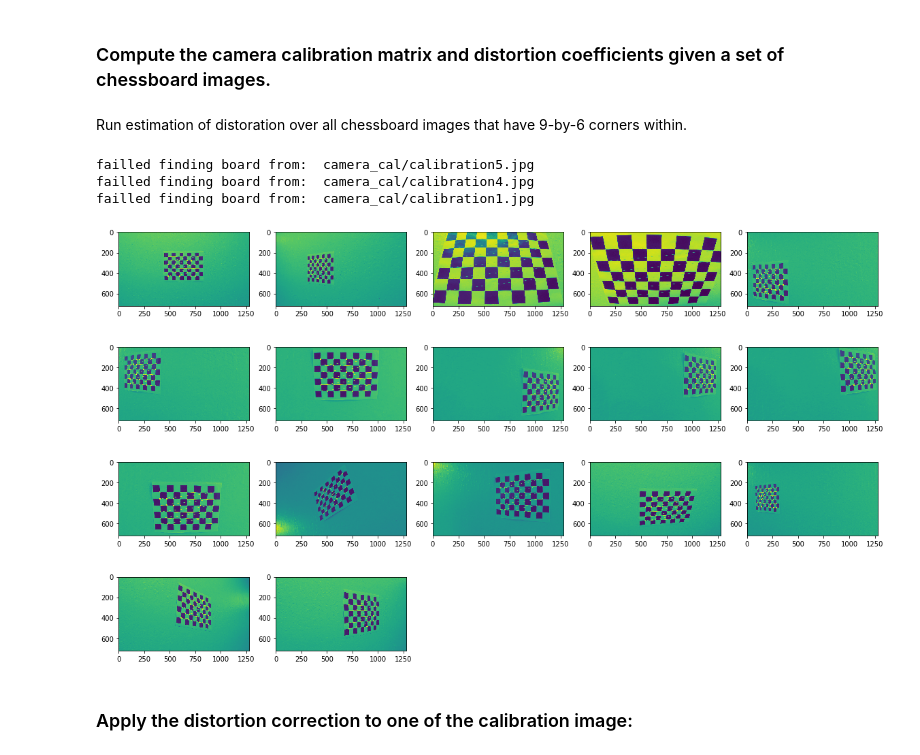
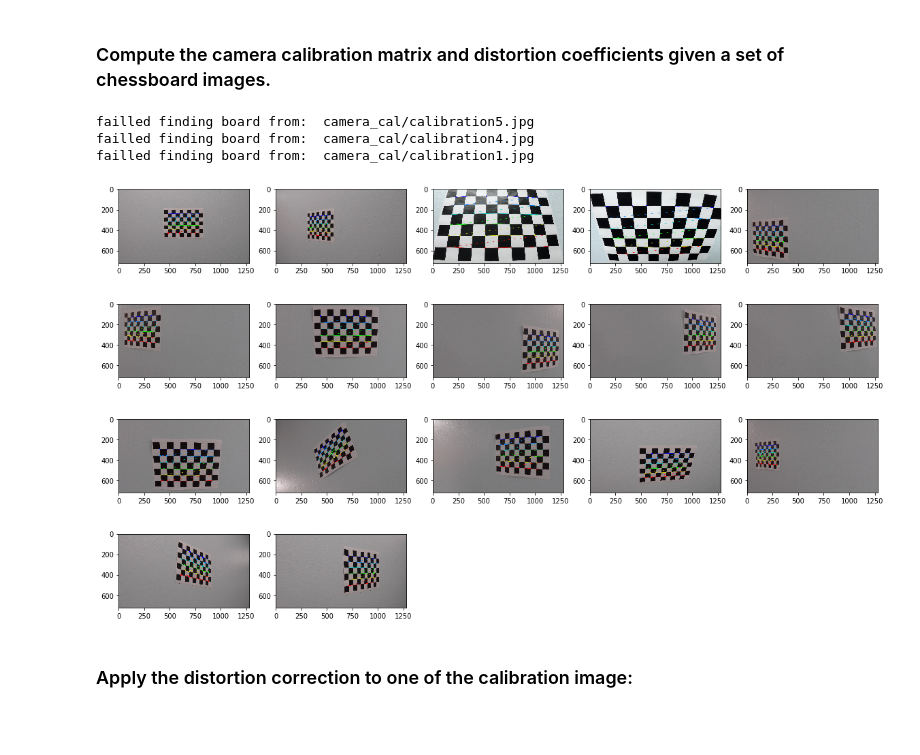
Before and after one commit to StevenShuoFeng/CarND-Advanced-Lane-Lines, a Jupyter notebook: pipeline.ipynb, the cells around one changed output. Saved outputs shown, nothing was run; the diff lists cells and outputs as text; code cells hidden in the pictures; blank space fills up the shorter version.

```diff
--- a/pipeline.ipynb
+++ b/pipeline.ipynb
@@ -10,59 +19,16 @@ import matplotlib.pyplot as plt
 # %% [markdown]
 ### Compute the camera calibration matrix and distortion coefficients given a set of chessboard images.
-# %%
-# ------------------------------------
-# return 3D coordinates for board corners of given size
-def get3DCoor(sizeBoardCorners):
-    r, c = sizeBoardCorners
-    tar = np.zeros((r*c, 3), np.float32)
-    tar[:,:2] = np.mgrid[0:r, 0:c].T.reshape(-1, 2)
-    return tar
-
-# ------------------------------------
-# find corners of all images from a directory with given corner shape, then caliculate matrix for correcting distortion
-def calDistortMatrix(fileDir, sizeBoardCorners):
-    calFiles = glob.glob("camera_cal/calibration*.jpg")
-
-    corners_img = []
-    corners_tar = []
-
-    tarCoord = get3DCoor(sizeBoardCorners)
-
-    i = 0
-    for fname in calFiles:
-        img = cv2.imread(fname)
-        gray = cv2.cvtColor(img, cv2.COLOR_BGR2GRAY)
-        ret, corners = cv2.findChessboardCorners(gray, (9,6), None)
-
-        if not ret:
-            print('failled finding board from: ', fname)
-            continue
-
-        corners_img.append(corners)
-        corners_tar.append(tarCoord)
-
-        # draw the board and the found corners to make sure all are found correctly
-        cv2.drawChessboardCorners(gray, sizeBoardCorners, corners, ret)
-        plt.subplot(5, 5, i+1)
-        plt.imshow(gray)
-        i += 1
-    plt.show()
-
-    ret, mtx, dist, rvecs, tvecs = cv2.calibrateCamera(corners_tar, corners_img, gray.shape, None, None)
-    return ret, mtx, dist
-# %% [markdown]
-Run estimation of distoration over all chessboard images that have 9-by-6 corners within.
 # %%
 # ------------------------------------
 plt.rcParams['figure.figsize'] = (20, 15)
 
 sizeBoardCorners = (9, 6)
-ret, mtx, dist = calDistortMatrix('camera_cal', sizeBoardCorners)
+ret, mtx, dist = calDistortMatrix('camera_cal', sizeBoardCorners, True)
 # %% [output]
 failled finding board from:  camera_cal/calibration5.jpg
 failled finding board from:  camera_cal/calibration4.jpg
 failled finding board from:  camera_cal/calibration1.jpg
-[figure, old version]
+[figure, new version]
 # %% [markdown]
 ### Apply the distortion correction to one of the calibration image:
 # %%
```
Also changed, not shown: parts of 6 cells of this notebook.
